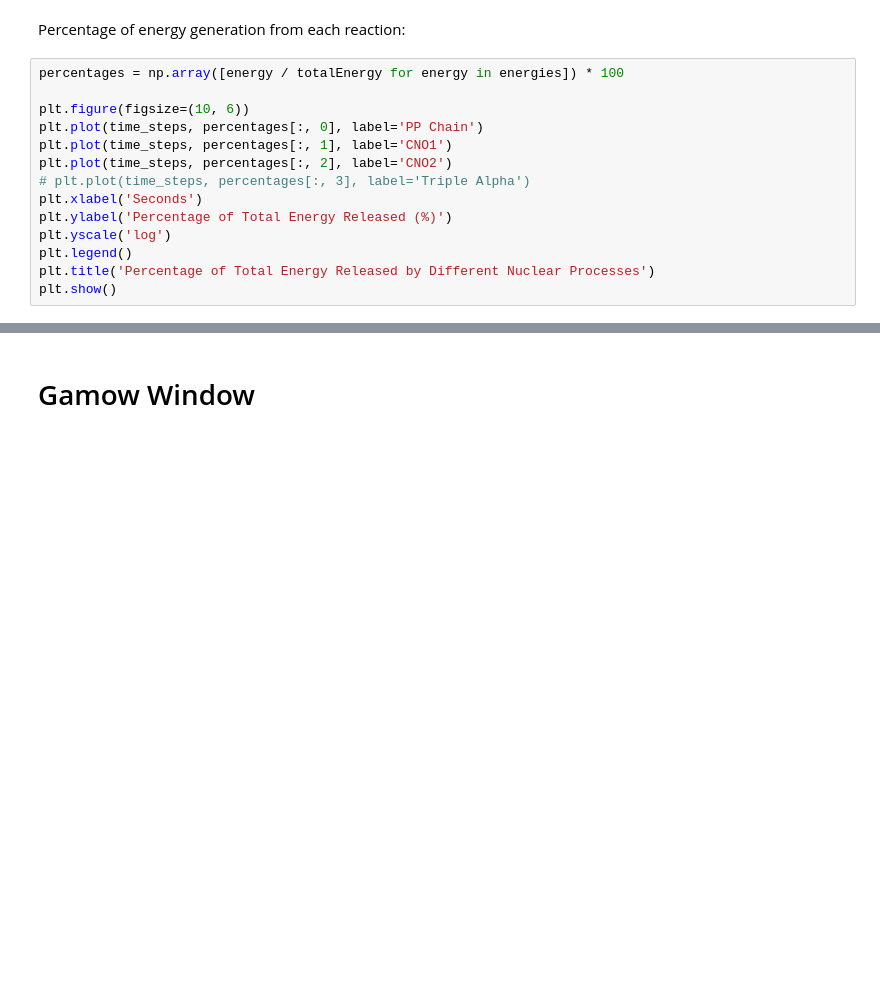
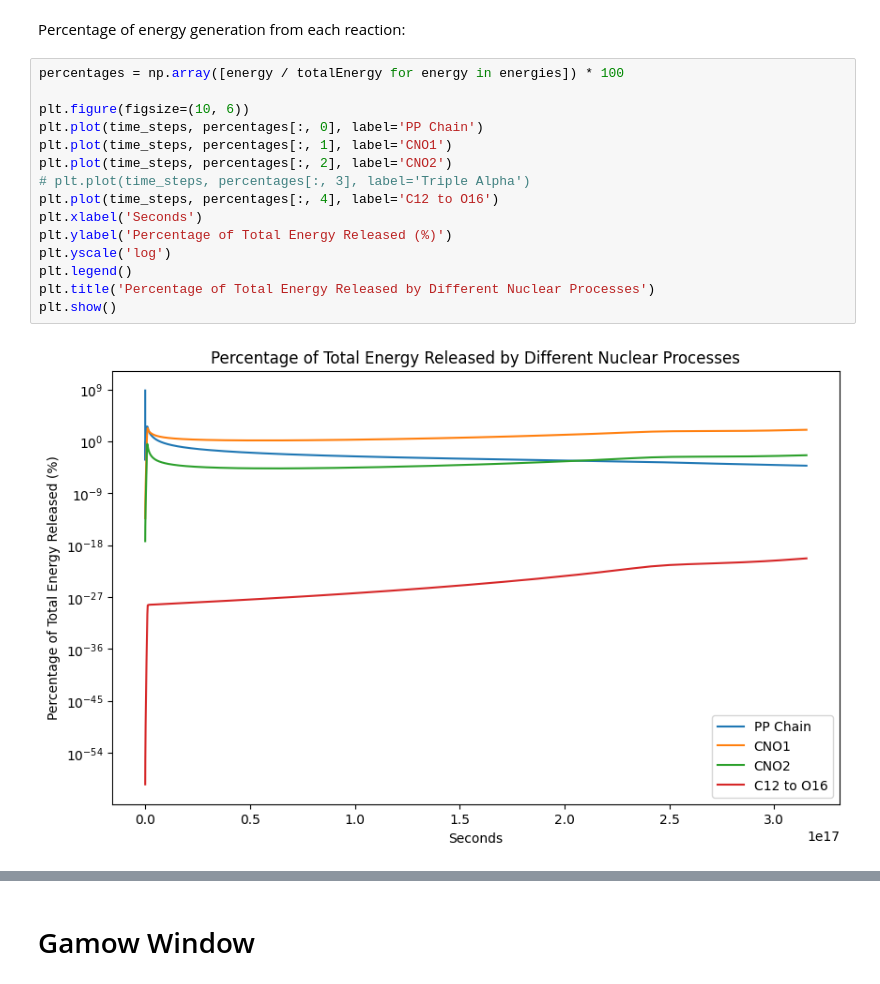
Before and after one commit to PranavHN/PHAS0052-Physics_Group_Project, a Jupyter notebook: Code/Pranav code.ipynb, the cells around one changed output, grey strips where cells are left out. Saved outputs shown, nothing was run; the diff lists cells and outputs as text; blank space fills up the shorter version.

```diff
--- a/Code/Pranav code.ipynb
+++ b/Code/Pranav code.ipynb
@@ -701,14 +793,17 @@ Percentage of energy generation from each reaction:
 # %%
 percentages = np.array([energy / totalEnergy for energy in energies]) * 100
 
 plt.figure(figsize=(10, 6))
 plt.plot(time_steps, percentages[:, 0], label='PP Chain')
 plt.plot(time_steps, percentages[:, 1], label='CNO1')
 plt.plot(time_steps, percentages[:, 2], label='CNO2')
 # plt.plot(time_steps, percentages[:, 3], label='Triple Alpha')
+plt.plot(time_steps, percentages[:, 4], label='C12 to O16')
 plt.xlabel('Seconds')
 plt.ylabel('Percentage of Total Energy Released (%)')
 plt.yscale('log')
 plt.legend()
 plt.title('Percentage of Total Energy Released by Different Nuclear Processes')
 plt.show()
+# %% [output]
+[figure, added]
```
Also changed, not shown: parts of 19 cells of this notebook.
